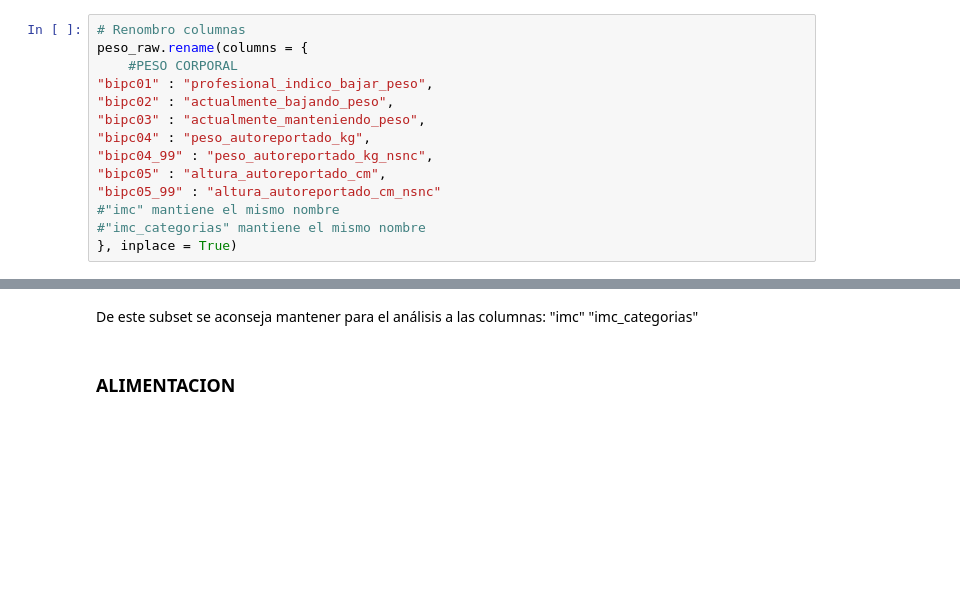
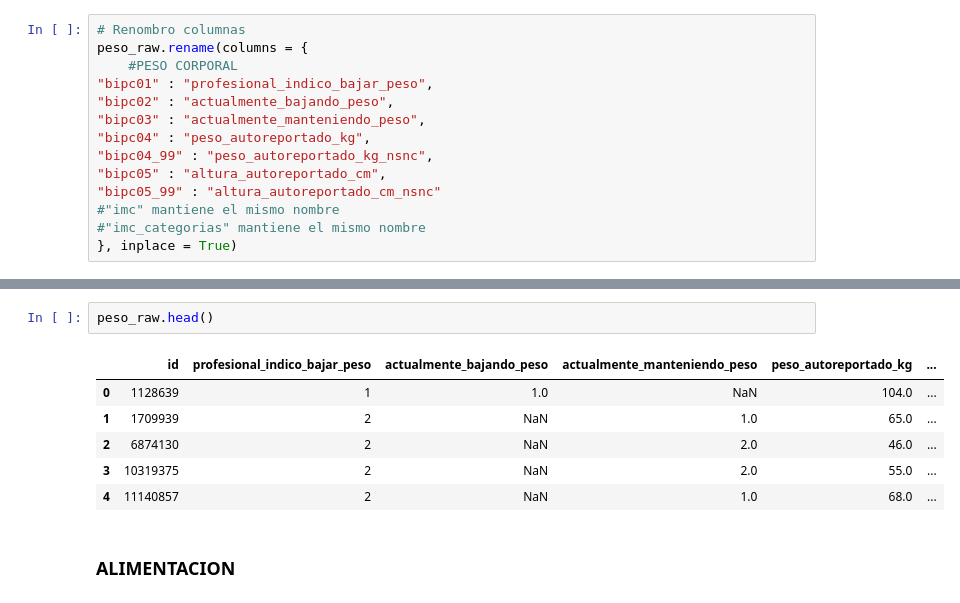
Before and after one commit to Data-Science-YPF/factores_riesgo, a Jupyter notebook: acondicionamiento.ipynb, the cells around one changed output, grey strips where cells are left out. Drawn from its saved outputs; the diff is of its cells as text; blank space fills up the shorter version.

```diff
--- a/acondicionamiento.ipynb
+++ b/acondicionamiento.ipynb
@@ -388,6 +297,11 @@ a1_peso.plot.bar()
-# %% [markdown]
-De este subset se aconseja mantener para el análisis a las columnas:
-"imc"
-"imc_categorias"
+# %%
+peso_raw.head()
+# %% [output]
+|  | id | profesional_indico_bajar_peso | actualmente_bajando_peso | actualmente_manteniendo_peso | peso_autoreportado_kg | ... |
+| 0 | 1128639 | 1 | 1.0 | NaN | 104.0 | ... |
+| 1 | 1709939 | 2 | NaN | 1.0 | 65.0 | ... |
+| 2 | 6874130 | 2 | NaN | 2.0 | 46.0 | ... |
+| 3 | 10319375 | 2 | NaN | 2.0 | 55.0 | ... |
+| 4 | 11140857 | 2 | NaN | 1.0 | 68.0 | ... |
 # %% [markdown]
 ### ALIMENTACION
```
Also changed, not shown: parts of 38 cells of this notebook, 1 other file.
